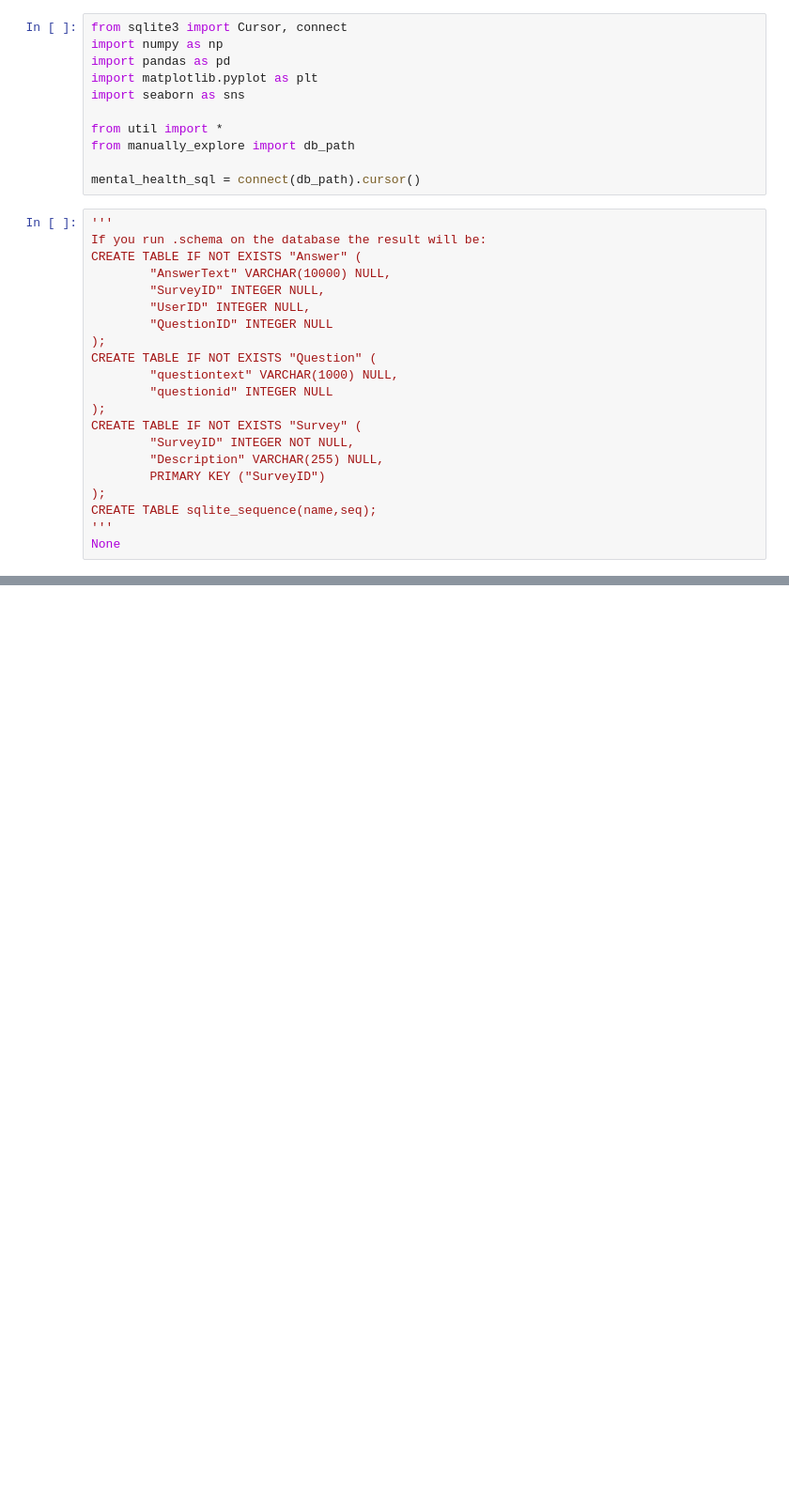
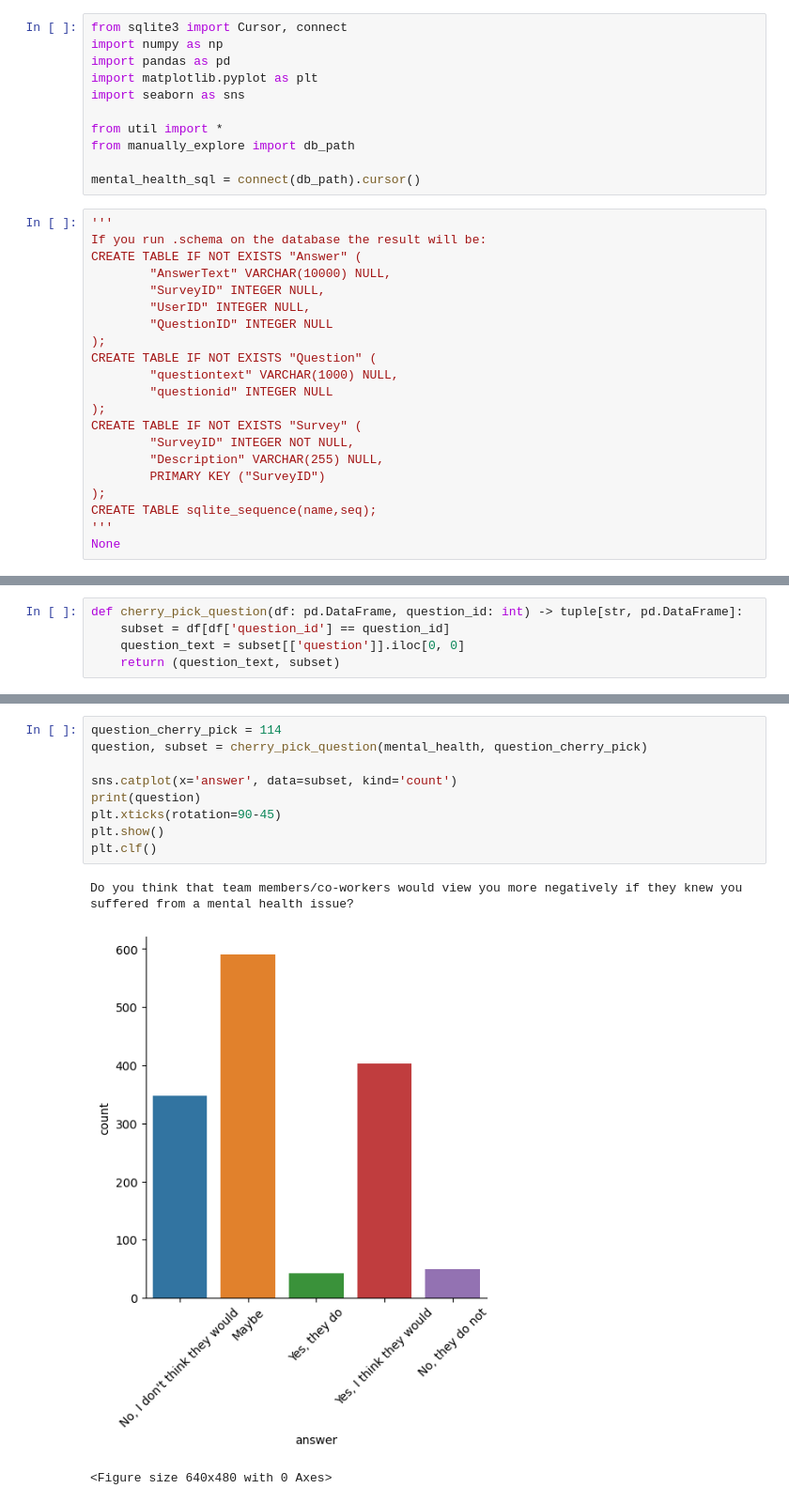
Before and after one commit to GGasset/MentalHealth, a Jupyter notebook: explore.ipynb, the cells around one changed output, grey strips where cells are left out. Shown: that part at 94% size. Drawn from its saved outputs; the diff is of its cells as text; blank space fills up the shorter version.

```diff
--- a/explore.ipynb
+++ b/explore.ipynb
@@ -80,0 +94,5 @@ mental_health.iloc[-5:, :]
+# %%
+def cherry_pick_question(df: pd.DataFrame, question_id: int) -> tuple[str, pd.DataFrame]:
+    subset = df[df['question_id'] == question_id]
+    question_text = subset[['question']].iloc[0, 0]
+    return (question_text, subset)
@@ -80,0 +113,13 @@ mental_health.iloc[-5:, :]
+# %%
+question_cherry_pick = 114
+question, subset = cherry_pick_question(mental_health, question_cherry_pick)
+
+sns.catplot(x='answer', data=subset, kind='count')
+print(question)
+plt.xticks(rotation=90-45)
+plt.show()
+plt.clf()
+# %% [output]
+Do you think that team members/co-workers would view you more negatively if they knew you suffered from a mental health issue?
+[figure, added]
+<Figure size 640x480 with 0 Axes>
```
Also changed, not shown: parts of 22 cells of this notebook.
